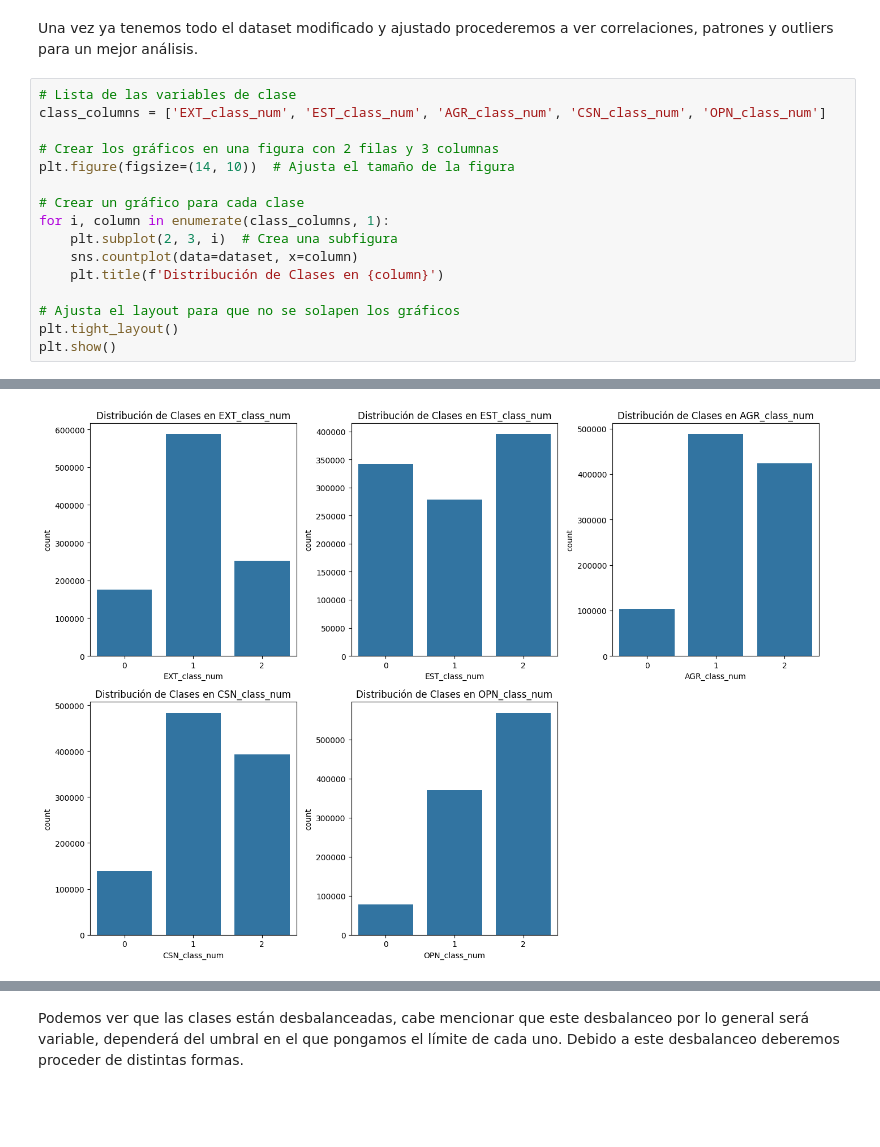
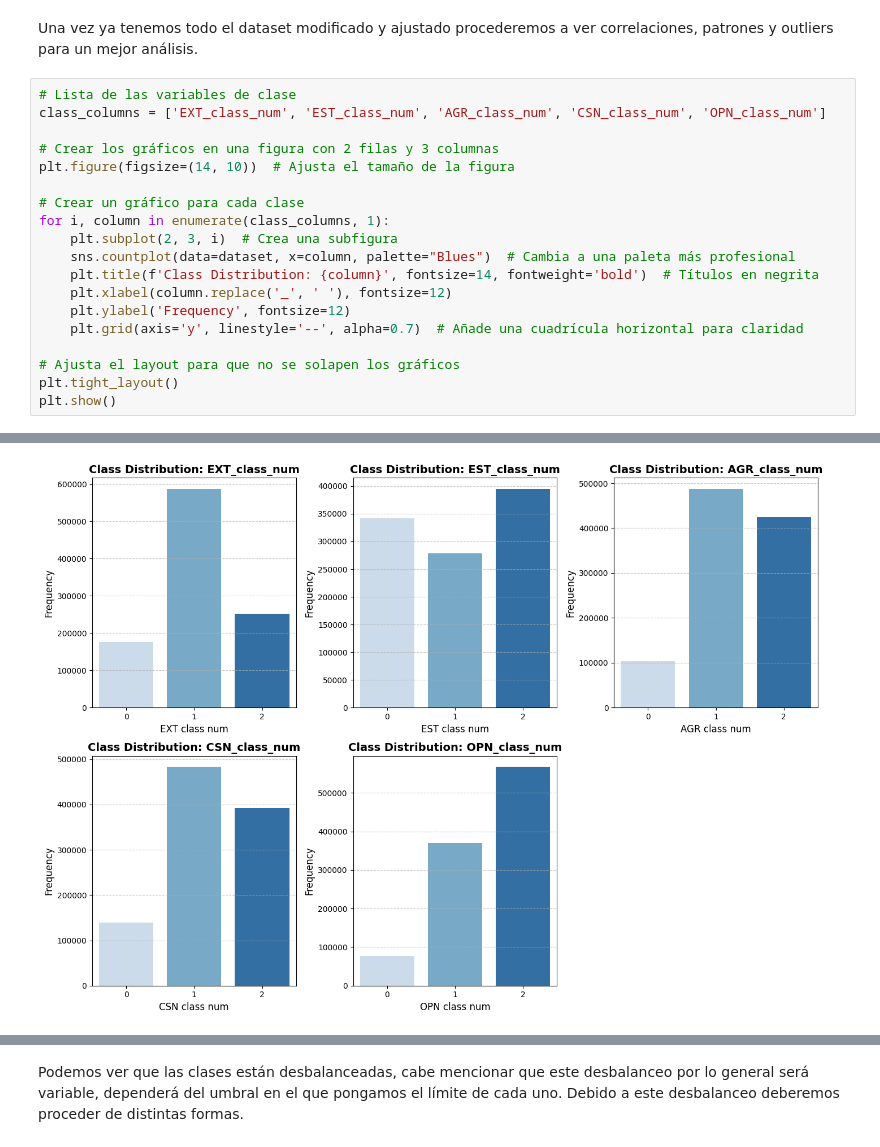
Before and after one commit to adrianpgal10/OCEAN_dataset, a Jupyter notebook: Kaggle.ipynb, the cells around one changed output, grey strips where cells are left out. Saved outputs shown, nothing was run; the diff lists cells and outputs as text; blank space fills up the shorter version.

```diff
--- a/Kaggle.ipynb
+++ b/Kaggle.ipynb
@@ -499,8 +579,11 @@ plt.figure(figsize=(14, 10))  # Ajusta el tamaño de la figura
 # Crear un gráfico para cada clase
 for i, column in enumerate(class_columns, 1):
     plt.subplot(2, 3, i)  # Crea una subfigura
-    sns.countplot(data=dataset, x=column)
-    plt.title(f'Distribución de Clases en {column}')
+    sns.countplot(data=dataset, x=column, palette="Blues")  # Cambia a una paleta más profesional
+    plt.title(f'Class Distribution: {column}', fontsize=14, fontweight='bold')  # Títulos en negrita
+    plt.xlabel(column.replace('_', ' '), fontsize=12)
+    plt.ylabel('Frequency', fontsize=12)
+    plt.grid(axis='y', linestyle='--', alpha=0.7)  # Añade una cuadrícula horizontal para claridad
 
 # Ajusta el layout para que no se solapen los gráficos
 plt.tight_layout()
@@ -509,2 +611,2 @@ plt.show()
-[figure, old version]
+[figure, new version]
 # %%
```
Also changed, not shown: parts of 104 cells of this notebook.
